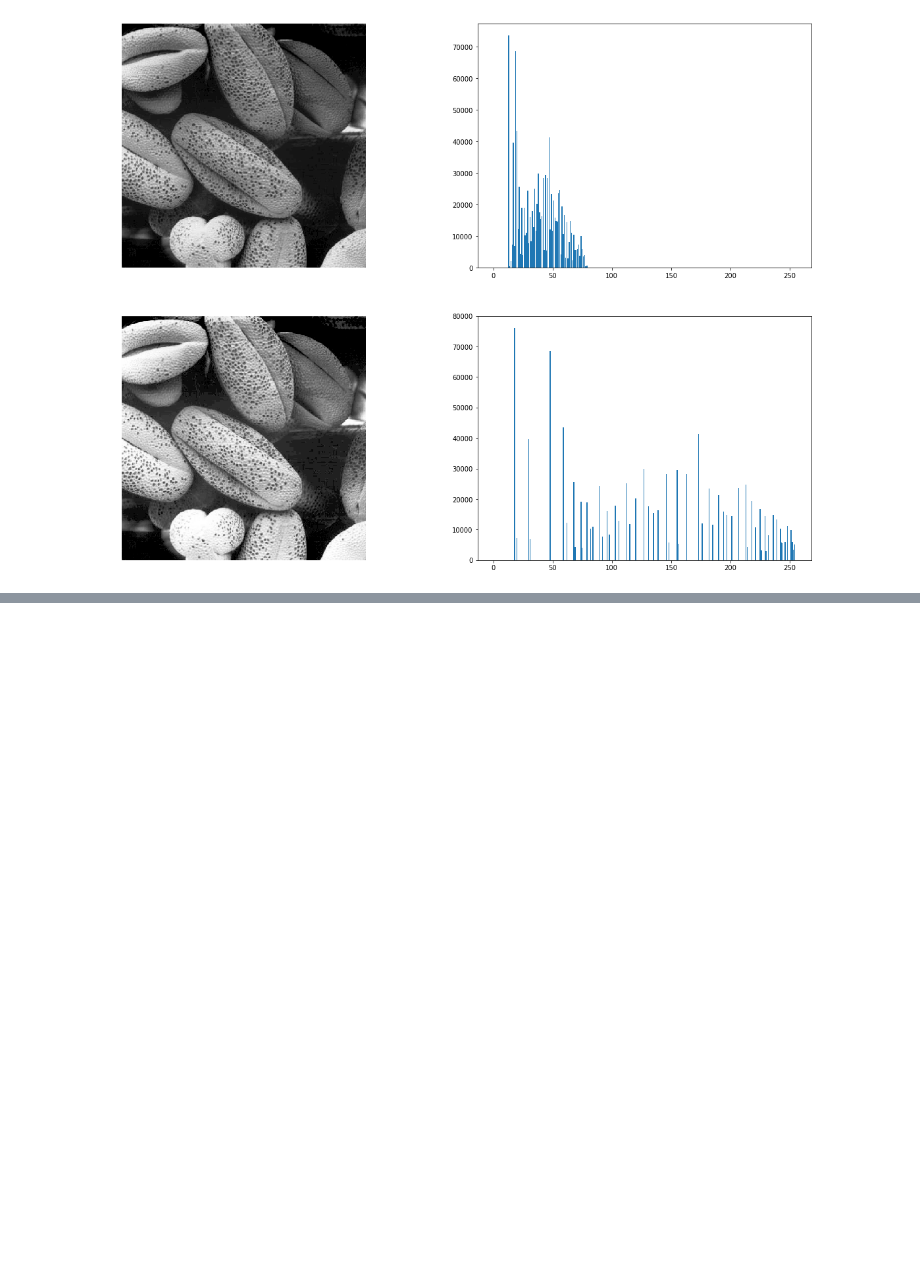
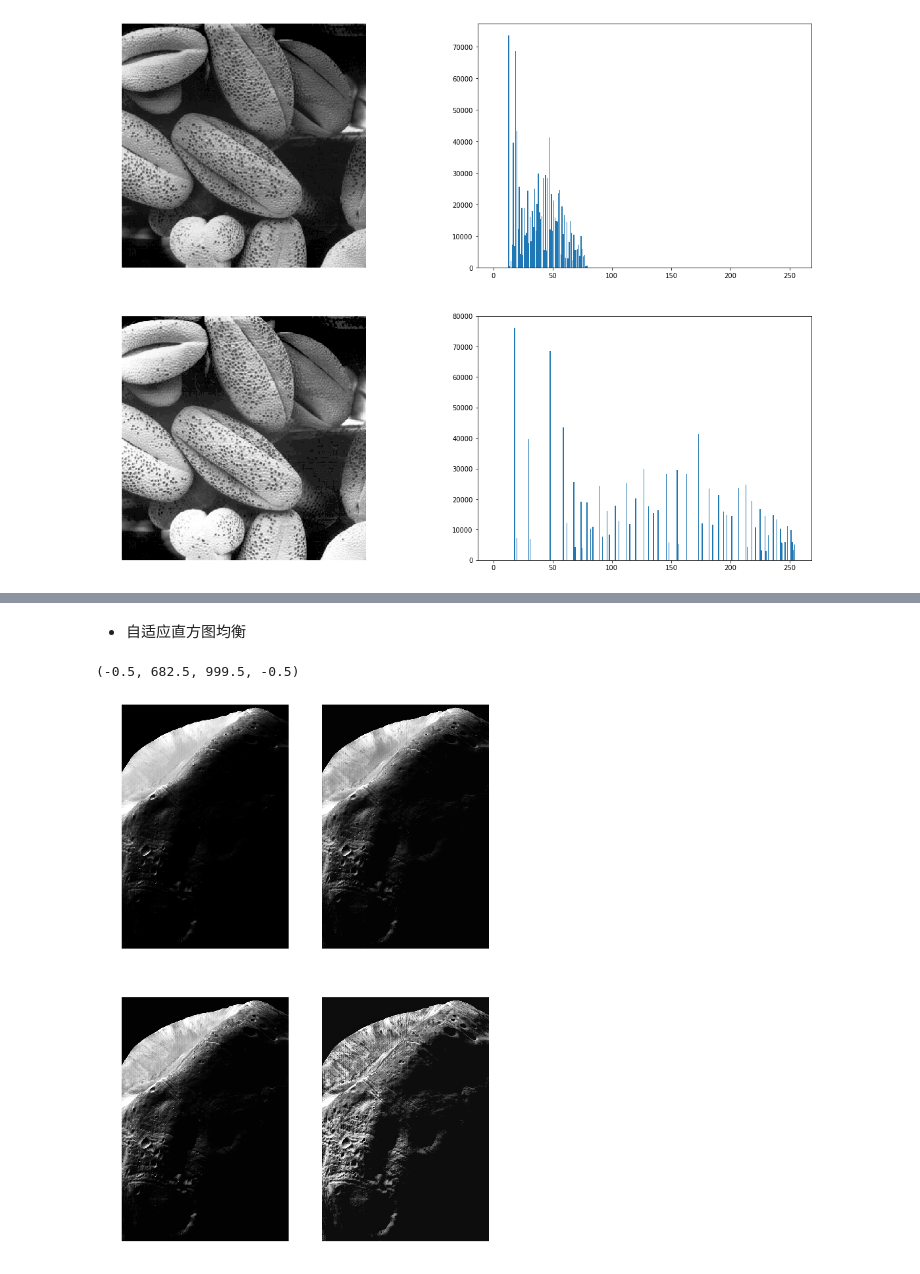
Before and after one commit to irvingzhang0512/dipum_python, a Jupyter notebook: ch02.ipynb, the cells around one changed output, grey strips where cells are left out. Saved outputs shown, nothing was run; the diff lists cells and outputs as text; code cells hidden in the pictures; blank space fills up the shorter version.

```diff
--- a/ch02.ipynb
+++ b/ch02.ipynb
@@ -273,0 +391,31 @@ plt.show()
+# %% [markdown]
++ 自适应直方图均衡
+# %%
+fig = plt.figure(figsize=(10,15))
+
+ax1 = fig.add_subplot(221)
+ax1.imshow(img, cmap='gray')
+ax1.axis('off')
+
+ax2 = fig.add_subplot(222)
+c1 = cv2.createCLAHE(clipLimit=int(0.01*255), tileGridSize=(8, 8))
+img2 = c1.apply(img)
+ax2.imshow(img2, cmap='gray')
+ax2.axis('off')
+
+
+ax3 = fig.add_subplot(223)
+c2 = cv2.createCLAHE(clipLimit=int(0.01*255), tileGridSize=(25, 25))
+img3 = c2.apply(img)
+ax3.imshow(img3, cmap='gray')
+ax3.axis('off')
+
+
+ax4 = fig.add_subplot(224)
+c3 = cv2.createCLAHE(clipLimit=int(0.05*255), tileGridSize=(25, 25))
+img4 = c3.apply(img)
+ax4.imshow(img4, cmap='gray')
+ax4.axis('off')
+# %% [output]
+(-0.5, 682.5, 999.5, -0.5)
+[figure, added]
```
Also changed, not shown: parts of 8 cells of this notebook.
